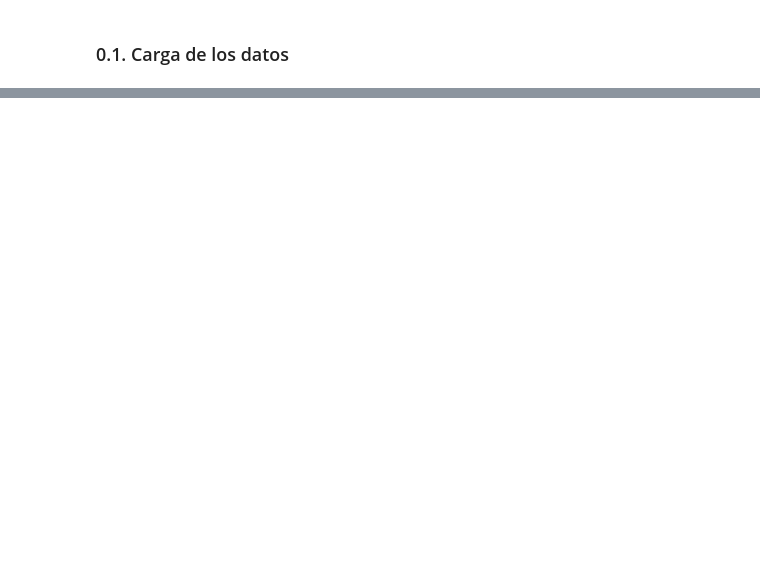
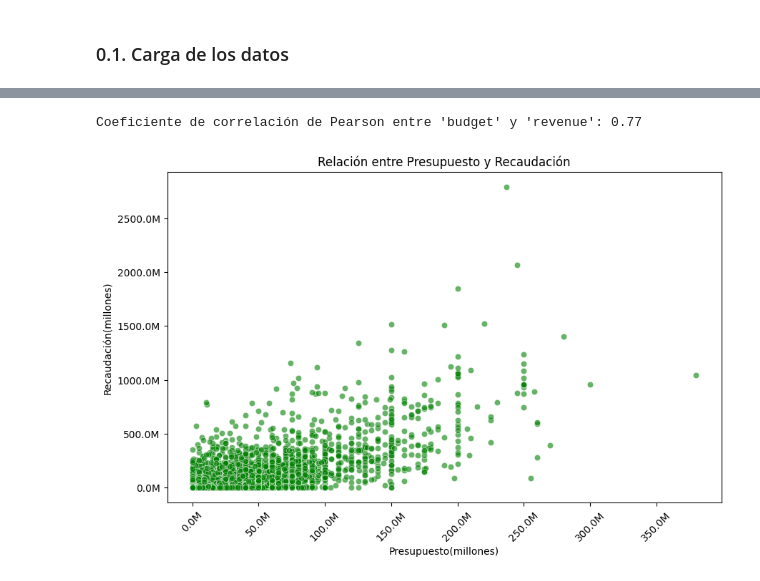
Before and after one commit to Halsey26/Movie_recomendation_ML, a Jupyter notebook: ETL_EDA/EDA.ipynb, the cells around one changed output, grey strips where cells are left out. Drawn from its saved outputs; the diff is of its cells as text; code cells hidden in the pictures; blank space fills up the shorter version.

```diff
--- a/ETL_EDA/EDA.ipynb
+++ b/ETL_EDA/EDA.ipynb
@@ -259,0 +131,23 @@ cast_df.to_parquet('../datasets/credits_cast.parquet', engine='pyarrow', compres
+# %%
+# Analisis de correlacion
+# Calcular la correlación entre 'vote_count' y 'revenue'
+correlacion = round(movie_df['budget'].corr(movie_df['revenue']),2)
+print("Coeficiente de correlación de Pearson entre 'budget' y 'revenue':", correlacion)
+# %% [output]
+Coeficiente de correlación de Pearson entre 'budget' y 'revenue': 0.77
+# %%
+# Relación entre 'budget' y 'revenue'
+plt.figure(figsize=(10, 6))
+sns.scatterplot(x='budget', y='revenue', data=movie_df, alpha=0.6, color='green')
+plt.title('Relación entre Presupuesto y Recaudación')
+plt.xlabel('Presupuesto(millones)')
+plt.ylabel('Recaudación(millones)')
+
+# Aplicamos el formato de millones a los ejes X y Y
+plt.gca().xaxis.set_major_formatter(FuncFormatter(to_millions))
+plt.gca().yaxis.set_major_formatter(FuncFormatter(to_millions))
+
+plt.xticks(rotation=45)
+plt.show()
+# %% [output]
+[figure, added]
```
Also changed, not shown: parts of 74 cells of this notebook, 2 other files.
